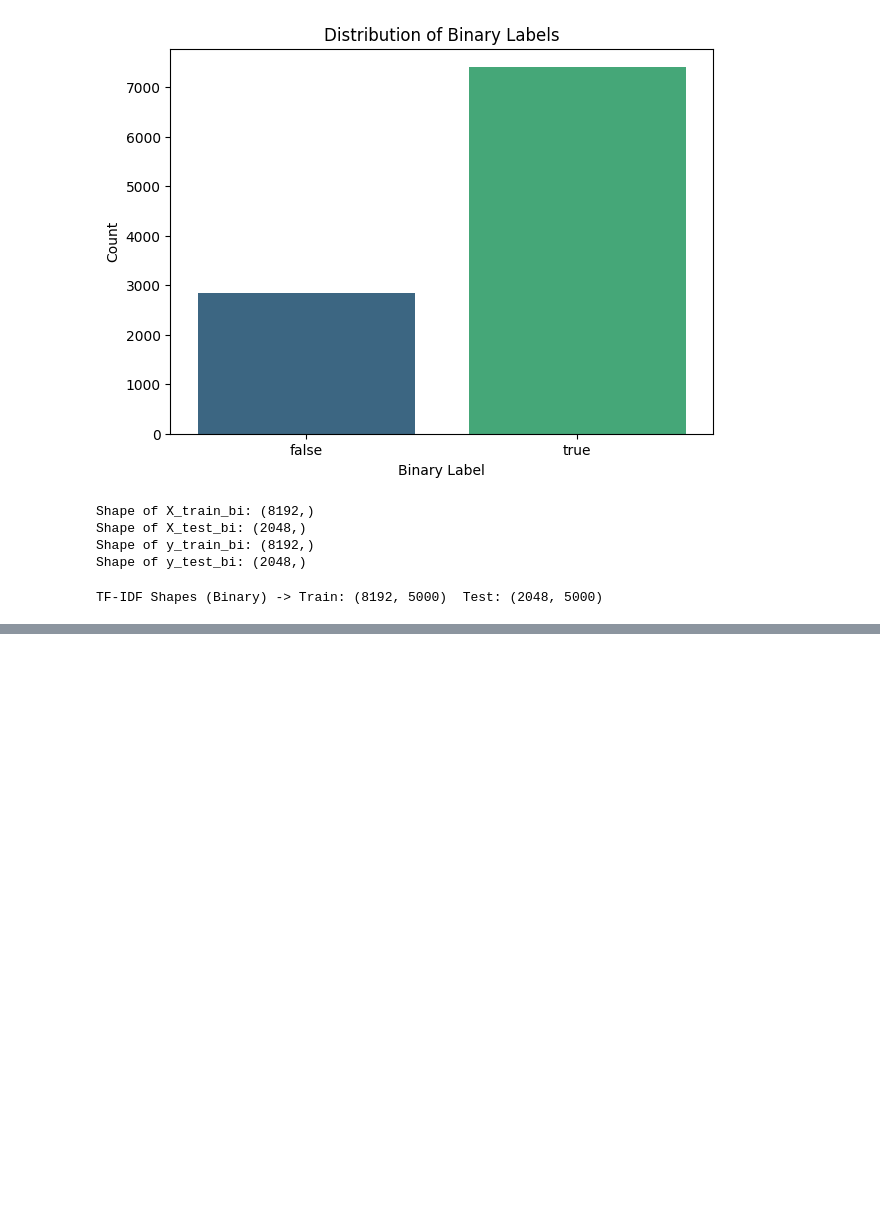
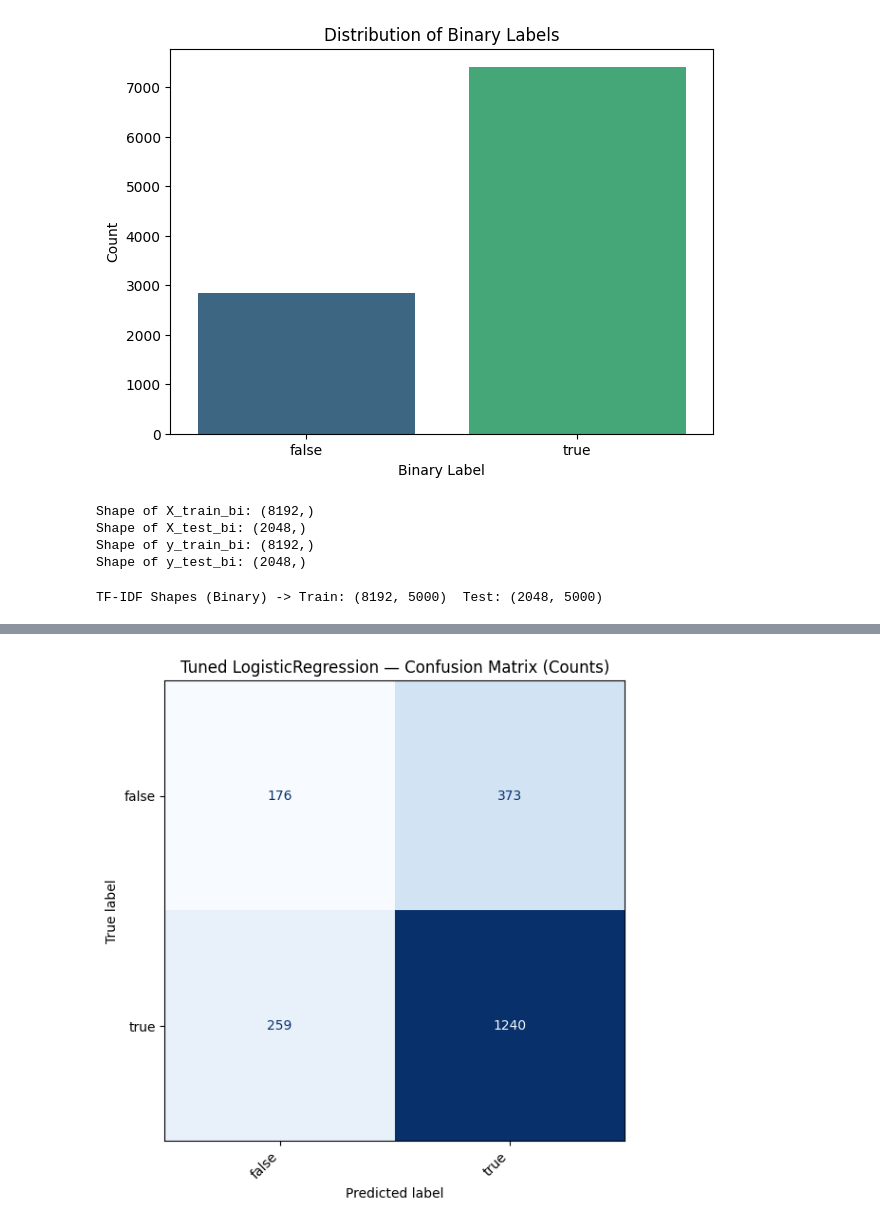
Before and after one commit to 8464947452/final-project-fake-news-detection, a Jupyter notebook: fake_news_detection.ipynb, the cells around one changed output, grey strips where cells are left out. Saved outputs shown, nothing was run; the diff lists cells and outputs as text; code cells hidden in the pictures; blank space fills up the shorter version.

```diff
--- a/fake_news_detection.ipynb
+++ b/fake_news_detection.ipynb
@@ -1028,0 +893,91 @@ weighted avg       0.54      0.73      0.62      2048
+# %%
+from sklearn.model_selection import GridSearchCV
+import pandas as pd
+
+# 1. Define Parameter Grids
+# We explore different strengths of regularization (C) and tree structures
+param_grids = {
+    "LogisticRegression": {
+        'C': [0.1, 1, 10],
+        'penalty': ['l2'], # liblinear supports l1 and l2, but l2 is safer default
+        'solver': ['liblinear']
+    },
+    "LinearSVC": {
+        'C': [0.1, 1, 10],
+        'dual': ['auto'] # 'auto' chooses the best algorithm based on data shape
+    },
+    "RandomForest": {
+        'n_estimators': [100, 200],      # Number of trees
+        'max_depth': [None, 20, 50],     # Maximum depth of the tree
+        'min_samples_split': [2, 10]     # Minimum samples required to split a node
+    }
+}
+
+# 2. Initialize storage for final results
+tuning_results = []
+best_models_tuned = {}
+
+print("--- Starting Hyperparameter Tuning & Evaluation ---\n")
+
+# Store original CLASS_NAMES and define binary class names for this cell
+ORIGINAL_CLASS_NAMES_BEFORE_TUNING = CLASS_NAMES
+CLASS_NAMES = list(bi_le.classes_)
+
+for name, model in models.items():
+    print(f" Tuning {name}...")
+
+    # Run Grid Search
+    # cv=3 is used here to speed up the process; use cv=5 for more robustness if time permits
+    grid_search = GridSearchCV(
+        estimator=model,
+        param_grid=param_grids[name],
+        cv=3,
+        scoring='f1_macro',
+        n_jobs=-1,
+        verbose=1
+    )
+
+    # Fit on the TF-IDF training data
+    grid_search.fit(X_train_tfidf_bi, y_train_bi)
+
+    best_est = grid_search.best_estimator_
+    best_params = grid_search.best_params_
+    best_models_tuned[name] = best_est
+
+    print(f"   Best Params: {best_params}")
+
+    # 3. Evaluate and Plot Confusion Matrix
+    # We use the helper function 'evaluate_model' defined previously
+    # This will PLOT the confusion matrix automatically
+    eval_metrics = evaluate_model(
+        best_est,
+        f"Tuned {name}",
+        Xtr=X_train_tfidf_bi,
+        ytr=y_train_bi,
+        Xte=X_test_tfidf_bi,
+        yte=y_test_bi
+    )
+
+    # 4. Add Best Parameters to the metrics for the final table
+    eval_metrics['best_params'] = str(best_params) # Convert dict to string for display
+    tuning_results.append(eval_metrics)
+
+# 5. Create and Show Final Summary Table
+print("\n" + "="*50)
+print("FINAL TUNING RESULTS LEADERBOARD")
+print("="*50)
+
+results_df = pd.DataFrame(tuning_results)
+
+# Reorder columns to put Model Name and Accuracy first, Best Params last
+cols = ["model_name", "accuracy", "macro_f1", "weighted_f1", "roc_auc_ovr", "best_params"]
+results_df = results_df[cols].sort_values("macro_f1", ascending=False)
+
+# Display the table
+# We use .set_option to ensure the full parameter string is visible
+pd.set_option('display.max_colwidth', None)
+print(results_df.to_string(index=False))
+
+# Revert CLASS_NAMES to its original state after tuning
+CLASS_NAMES = ORIGINAL_CLASS_NAMES_BEFORE_TUNING
+# %% [output]
@@ -1028,0 +1004 @@ weighted avg       0.54      0.73      0.62      2048
+[figure, added]
```
Also changed, not shown: parts of 25 cells of this notebook.
